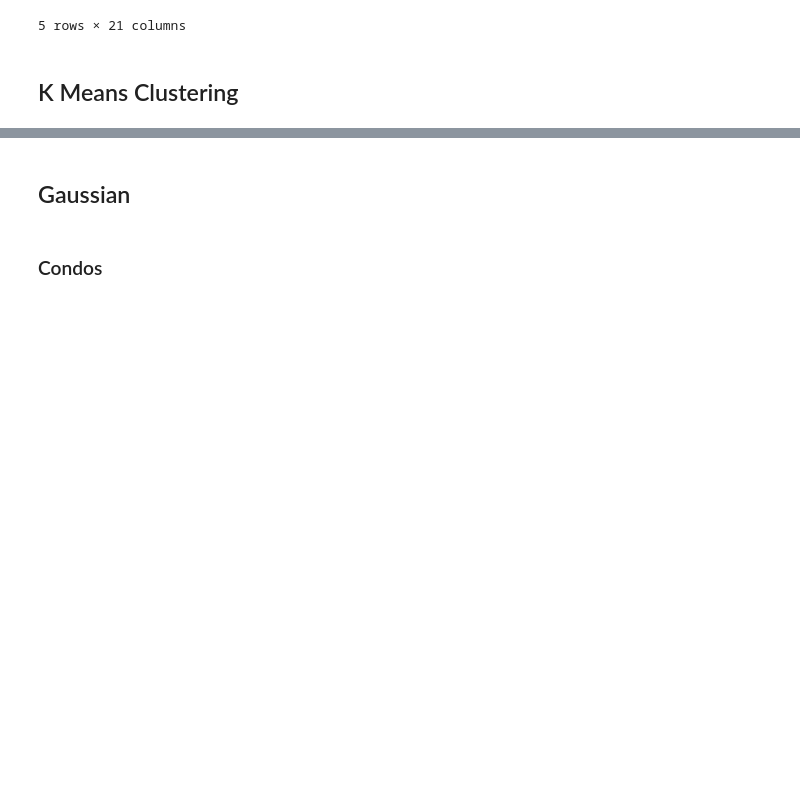
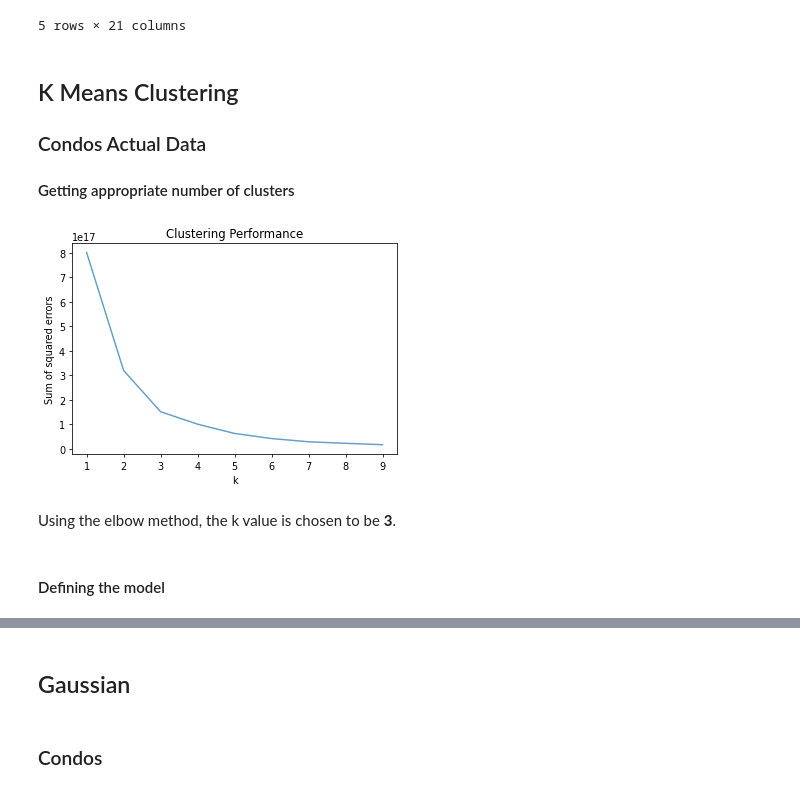
Before and after one commit to cc-visionary/DATA102-Property-Access-PH, a Jupyter notebook: FINAL/Research Question and Clustering.ipynb, the cells around one changed output, grey strips where cells are left out. Cells and saved outputs as stored; diff of their text form; code cells hidden in the pictures; blank space fills up the shorter version.

Commit message:
kmeans added

```diff
--- a/FINAL/Research Question and Clustering.ipynb
+++ b/FINAL/Research Question and Clustering.ipynb
@@ -41,3 +40,29 @@ condo_data = condo_df[['Price', 'Bedrooms', 'Showers', 'Parking', 'Total Develop
 house_data = house_df[['Price', 'Bedrooms', 'Showers', 'Parking', 'Total Developed']]
 # %% [markdown]
 ## K Means Clustering
+### Condos Actual Data
+#### Getting appropriate number of clusters
+# %%
+num_clusters = np.arange(1,10)
+
+sum_of_squared_errors = []
+
+for k in num_clusters:
+    km = KMeans(n_clusters=k, random_state=42)
+    km = km.fit(condo_data)
+    sum_of_squared_errors.append(km.inertia_)
+
+alpha = 0.7
+fig, ax = plt.subplots(1,1, dpi=70)
+lns1 = ax.plot(num_clusters, sum_of_squared_errors, alpha=alpha, label='Sum of Squared Errors')
+ax.set_ylabel('Sum of squared errors')
+
+plt.xlabel('k')
+plt.title('Clustering Performance')
+plt.show()
+# %% [output]
+[figure, added]
+# %% [markdown]
+Using the elbow method, the k value is chosen to be **3**.
+# %% [markdown]
+#### Defining the model
```
Also changed, not shown: parts of 65 cells of this notebook.
